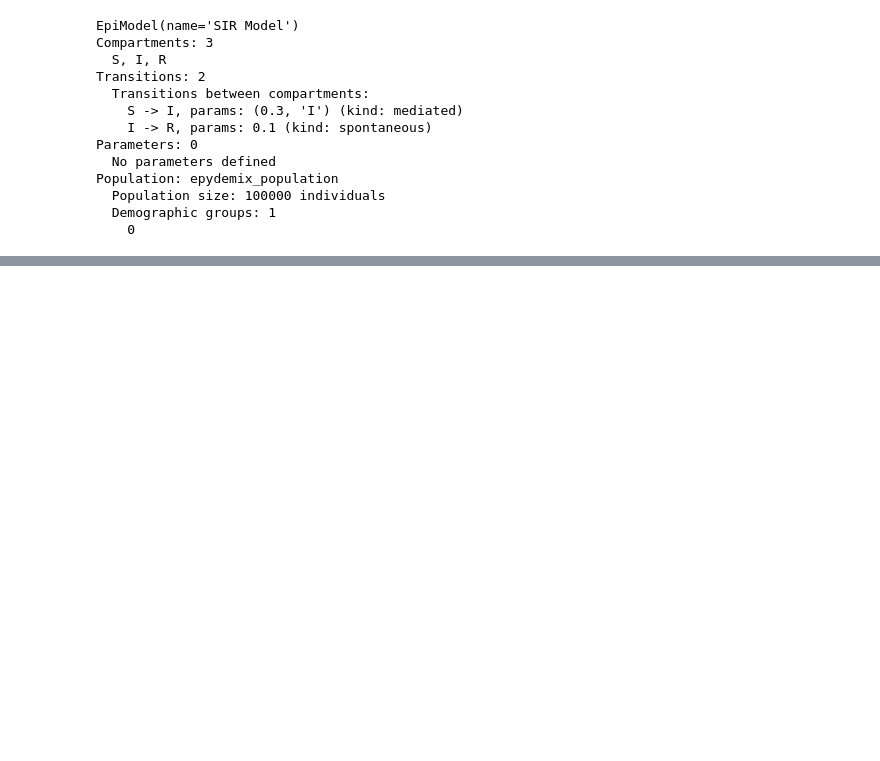
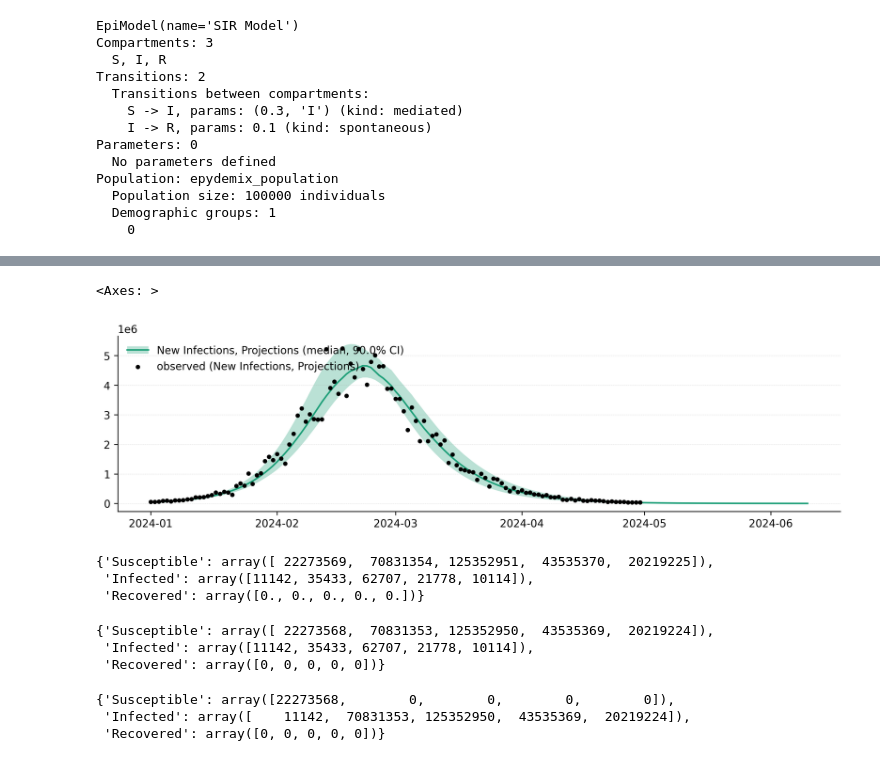
Before and after one commit to epistorm/epydemix, a Jupyter notebook: test.ipynb, the cells around one changed output, grey strips where cells are left out. Drawn from its saved outputs; the diff is of its cells as text; code cells hidden in the pictures; blank space fills up the shorter version.

Commit message:
new initial condition utils

```diff
--- a/test.ipynb
+++ b/test.ipynb
@@ -39,0 +81,29 @@ def run():
+# %%
+# initial conditions (we assume fully S population except for 0.05% infected individual across age groups)
+initial_conditions = {"Susceptible": model.population.Nk - (model.population.Nk * 0.05 / 100).astype(int),
+                      "Infected": (model.population.Nk * 0.05/100).astype(int),
+                      "Recovered": np.zeros(len(model.population.Nk))}
+
+# simulation dates
+simulation_dates = compute_simulation_dates(start_date=data.date.values[0], end_date=data.date.values[-1])
+
+# simulation parameters
+parameters = {"initial_conditions_dict": initial_conditions,
+              "epimodel": model,
+              "start_date": data.date.values[0],
+              "end_date": data.date.values[-1]
+              }
+# %%
+priors = {"transmission_rate": stats.uniform(0.010, 0.020),
+          "recovery_rate": stats.uniform(0.15, 0.1)}
+# %%
+def simulate_wrapper(parameters):
+    results = simulate(**parameters)
+    return {"data": results.transitions["Susceptible_to_Infected_total"]}
+
+# initialize the ABCSampler object
+abc_sampler = ABCSampler(simulation_function=simulate_wrapper,
+                         priors=priors,
+                         parameters=parameters,
+                         observed_data=data["data"].values,
+                         distance_function=rmse)
@@ -39,0 +132,28 @@ def run():
+# %%
+# create projection parameters
+projection_parameters = parameters.copy()
+projection_parameters["end_date"] = "2024-06-10"
+
+# run projections
+results_abc_smc = abc_sampler.run_projections(projection_parameters)
+# %%
+# plot the projections
+from epydemix.utils import compute_simulation_dates
+simulation_dates_projection = compute_simulation_dates(start_date=data.date.values[0], end_date="2024-06-10")
+df_quantiles_projections = results_abc_smc.get_projection_quantiles(simulation_dates_projection)
+
+fig, ax = plt.subplots(dpi=300, figsize=(10, 3))
+plot_quantiles(df_quantiles_projections, columns="data", data=data, ax=ax, colors=colors[0], show_legend=True, show_data=True, labels=["New Infections, Projections"])
+# %% [output]
+<Axes: >
+[figure, added]
+# %%
+# initial conditions (we assume fully S population except for 0.05% infected individual across age groups)
+initial_conditions = {"Susceptible": model.population.Nk - (model.population.Nk * 0.05 / 100).astype(int),
+                      "Infected": (model.population.Nk * 0.05/100).astype(int),
+                      "Recovered": np.zeros(len(model.population.Nk))}
+initial_conditions
+# %% [output]
+{'Susceptible': array([ 22273569,  70831354, 125352951,  43535370,  20219225]),
+ 'Infected': array([11142, 35433, 62707, 21778, 10114]),
+ 'Recovered': array([0., 0., 0., 0., 0.])}
@@ -39,0 +172,12 @@ def run():
+# %%
+get_initial_conditions_dict(Nk=model.population.Nk, perc_dict={"Susceptible": 99.95, "Infected": 0.05, "Recovered": 0})
+# %% [output]
+{'Susceptible': array([ 22273568,  70831353, 125352950,  43535369,  20219224]),
+ 'Infected': array([11142, 35433, 62707, 21778, 10114]),
+ 'Recovered': array([0, 0, 0, 0, 0])}
+# %%
+get_initial_conditions_dict(Nk=model.population.Nk, perc_dict={"Susceptible": [99.95, 0, 0, 0, 0], "Infected": [0.05, 99.95, 99.95, 99.95, 99.95], "Recovered": 0})
+# %% [output]
+{'Susceptible': array([22273568,        0,        0,        0,        0]),
+ 'Infected': array([    11142,  70831353, 125352950,  43535369,  20219224]),
+ 'Recovered': array([0, 0, 0, 0, 0])}
```
Also changed, not shown: parts of 6 cells of this notebook, 4 other files.
